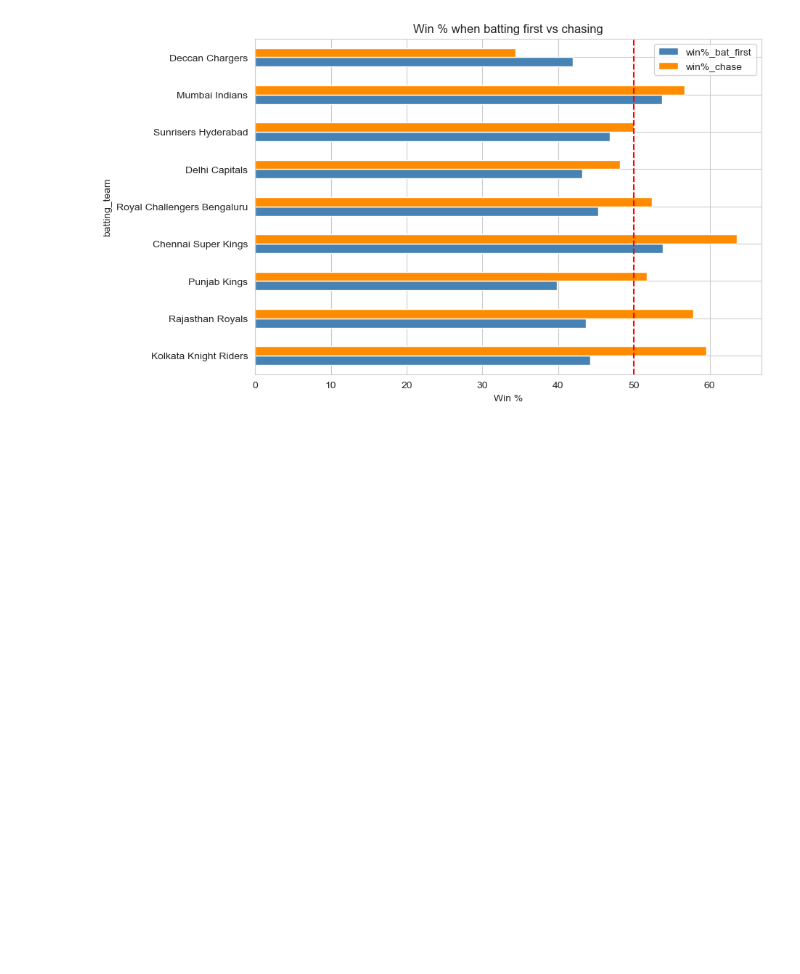
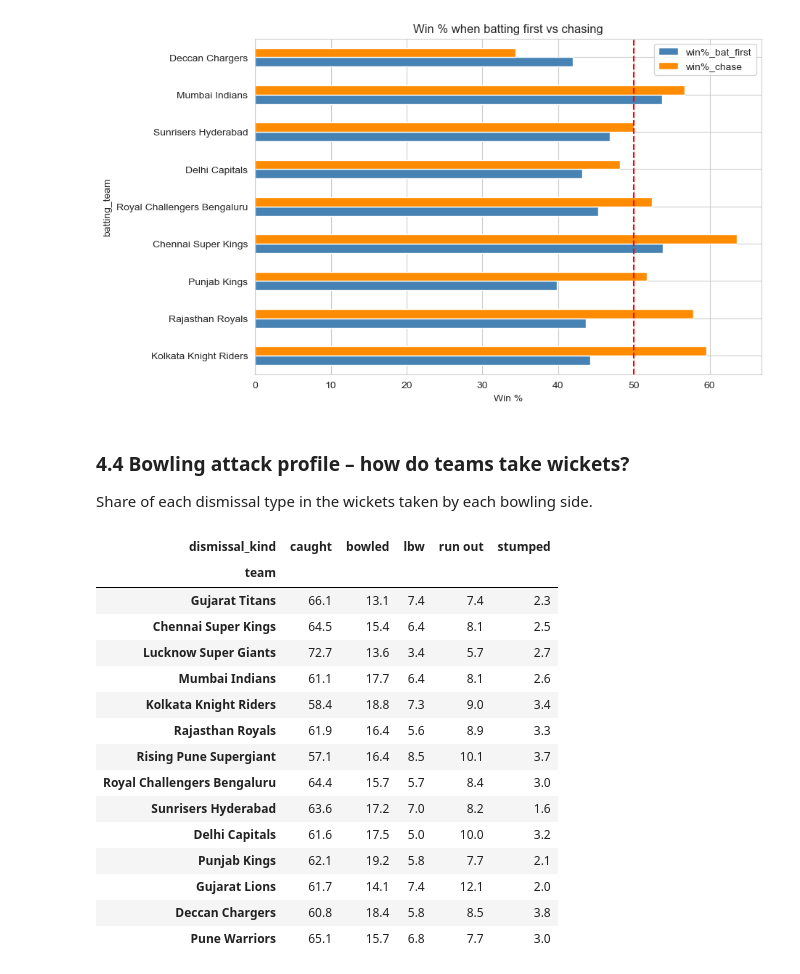
Before and after one commit to prince63aj/mini_project, a Jupyter notebook: ipl_match_prediction_rule_based.ipynb, the cells around one changed output. Drawn from its saved outputs; the diff is of its cells as text; code cells hidden in the pictures; blank space fills up the shorter version.

Commit message:
blowing attack profile s of all the team

```diff
--- a/ipl_match_prediction_rule_based.ipynb
+++ b/ipl_match_prediction_rule_based.ipynb
@@ -550,3 +550,28 @@ plt.xlabel("Win %")
 plt.show()
 # %% [output]
 [figure]
+# %% [markdown]
+### 4.4 Bowling attack profile – how do teams take wickets?
+Share of each dismissal type in the wickets taken by each bowling side.
+# %%
+wk = bb[(bb["is_wicket"] == 1) & (bb["bowling_team"].isin(team_overall.index))]
+mix = pd.crosstab(wk["bowling_team"], wk["dismissal_kind"], normalize="index") * 100
+mix = mix[["caught", "bowled", "lbw", "run out", "stumped"]].round(1)
+mix.loc[team_overall.index]
+# %% [output]
+| dismissal_kind | caught | bowled | lbw | run out | stumped |
+| team |  |  |  |  |  |
+| Gujarat Titans | 66.1 | 13.1 | 7.4 | 7.4 | 2.3 |
+| Chennai Super Kings | 64.5 | 15.4 | 6.4 | 8.1 | 2.5 |
+| Lucknow Super Giants | 72.7 | 13.6 | 3.4 | 5.7 | 2.7 |
+| Mumbai Indians | 61.1 | 17.7 | 6.4 | 8.1 | 2.6 |
+| Kolkata Knight Riders | 58.4 | 18.8 | 7.3 | 9.0 | 3.4 |
+| Rajasthan Royals | 61.9 | 16.4 | 5.6 | 8.9 | 3.3 |
+| Rising Pune Supergiant | 57.1 | 16.4 | 8.5 | 10.1 | 3.7 |
+| Royal Challengers Bengaluru | 64.4 | 15.7 | 5.7 | 8.4 | 3.0 |
+| Sunrisers Hyderabad | 63.6 | 17.2 | 7.0 | 8.2 | 1.6 |
+| Delhi Capitals | 61.6 | 17.5 | 5.0 | 10.0 | 3.2 |
+| Punjab Kings | 62.1 | 19.2 | 5.8 | 7.7 | 2.1 |
+| Gujarat Lions | 61.7 | 14.1 | 7.4 | 12.1 | 2.0 |
+| Deccan Chargers | 60.8 | 18.4 | 5.8 | 8.5 | 3.8 |
+| Pune Warriors | 65.1 | 15.7 | 6.8 | 7.7 | 3.0 |
```
